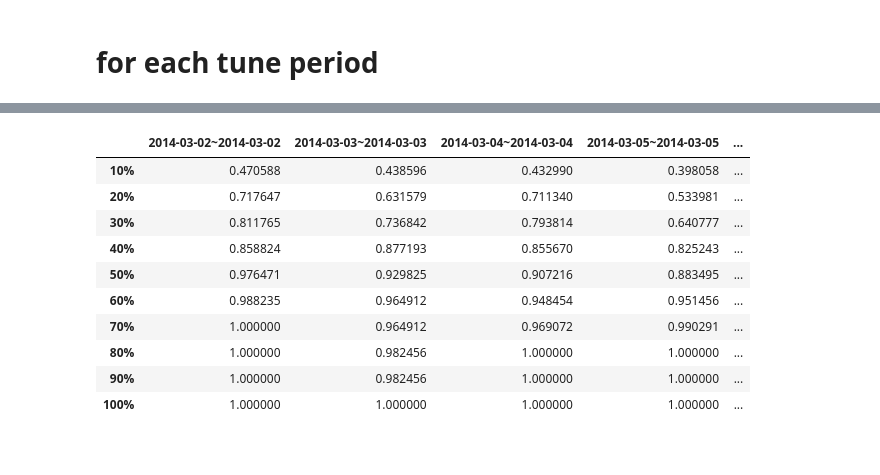
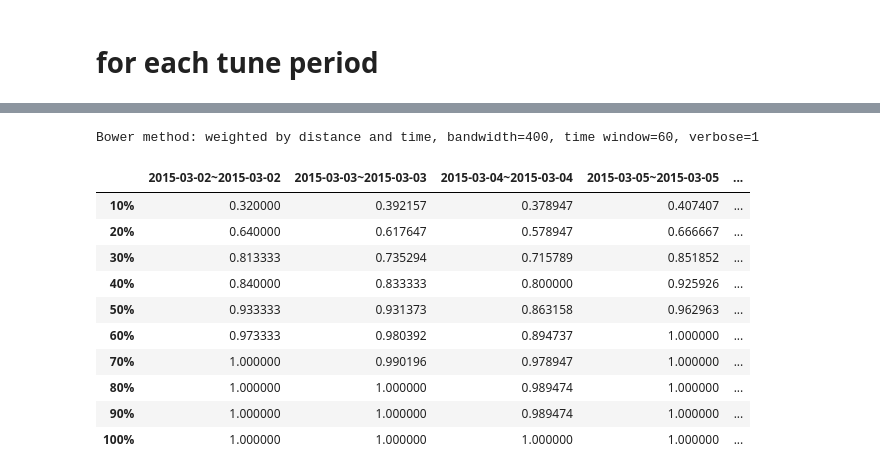
Before and after one commit to JHWu92/public-safety-baltimore, a Jupyter notebook: tm roller.ipynb, the cells around one changed output, grey strips where cells are left out. Drawn from its saved outputs; the diff is of its cells as text; code cells hidden in the pictures.

```diff
--- a/tm roller.ipynb
+++ b/tm roller.ipynb
@@ -59,16 +67,17 @@ import pandas as pd
 # %%
-df = pd.DataFrame.from_dict(res)
+df_bower = pd.DataFrame.from_dict(res_bower)
+print(bower)
+df_bower
+# %% [output]
+Bower method: weighted by distance and time, bandwidth=400, time window=60, verbose=1
+|  | 2015-03-02~2015-03-02 | 2015-03-03~2015-03-03 | 2015-03-04~2015-03-04 | 2015-03-05~2015-03-05 | ... |
+| 10% | 0.320000 | 0.392157 | 0.378947 | 0.407407 | ... |
+| 20% | 0.640000 | 0.617647 | 0.578947 | 0.666667 | ... |
+| 30% | 0.813333 | 0.735294 | 0.715789 | 0.851852 | ... |
+| 40% | 0.840000 | 0.833333 | 0.800000 | 0.925926 | ... |
+| 50% | 0.933333 | 0.931373 | 0.863158 | 0.962963 | ... |
+| 60% | 0.973333 | 0.980392 | 0.894737 | 1.000000 | ... |
+| 70% | 1.000000 | 0.990196 | 0.978947 | 1.000000 | ... |
+| 80% | 1.000000 | 1.000000 | 0.989474 | 1.000000 | ... |
+| 90% | 1.000000 | 1.000000 | 0.989474 | 1.000000 | ... |
+| 100% | 1.000000 | 1.000000 | 1.000000 | 1.000000 | ... |
-# %%
-df
-# %% [output]
-|  | 2014-03-02~2014-03-02 | 2014-03-03~2014-03-03 | 2014-03-04~2014-03-04 | 2014-03-05~2014-03-05 | ... |
-| 10% | 0.470588 | 0.438596 | 0.432990 | 0.398058 | ... |
-| 20% | 0.717647 | 0.631579 | 0.711340 | 0.533981 | ... |
-| 30% | 0.811765 | 0.736842 | 0.793814 | 0.640777 | ... |
-| 40% | 0.858824 | 0.877193 | 0.855670 | 0.825243 | ... |
-| 50% | 0.976471 | 0.929825 | 0.907216 | 0.883495 | ... |
-| 60% | 0.988235 | 0.964912 | 0.948454 | 0.951456 | ... |
-| 70% | 1.000000 | 0.964912 | 0.969072 | 0.990291 | ... |
-| 80% | 1.000000 | 0.982456 | 1.000000 | 1.000000 | ... |
-| 90% | 1.000000 | 0.982456 | 1.000000 | 1.000000 | ... |
-| 100% | 1.000000 | 1.000000 | 1.000000 | 1.000000 | ... |
```
Also changed, not shown: parts of 19 cells of this notebook.
